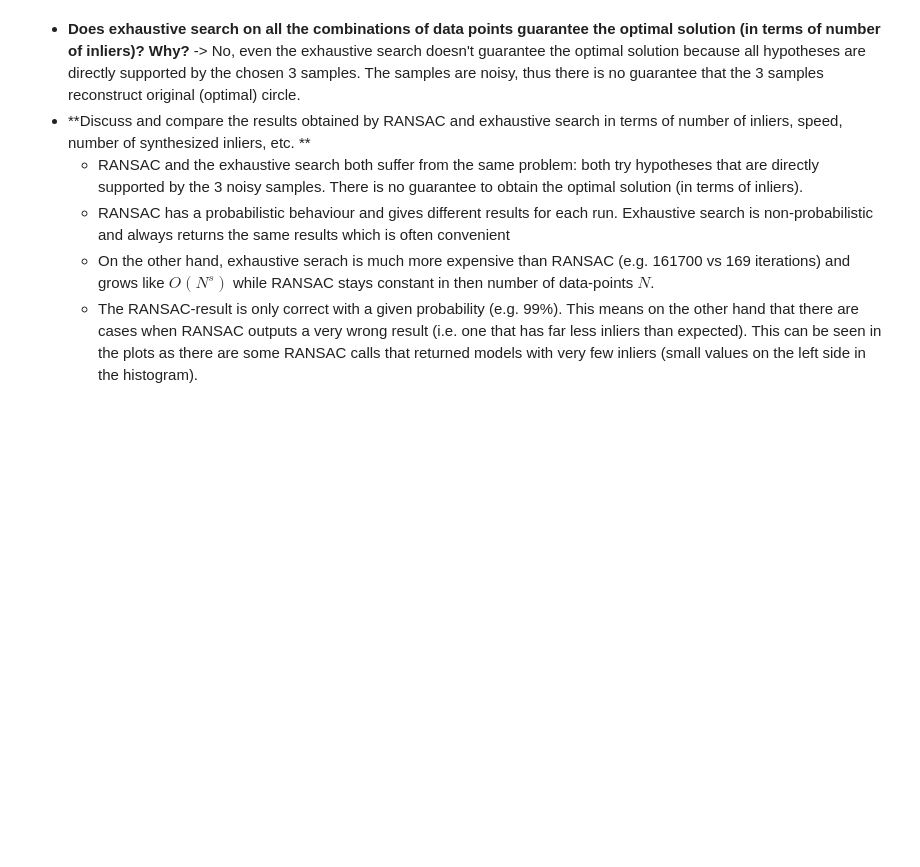
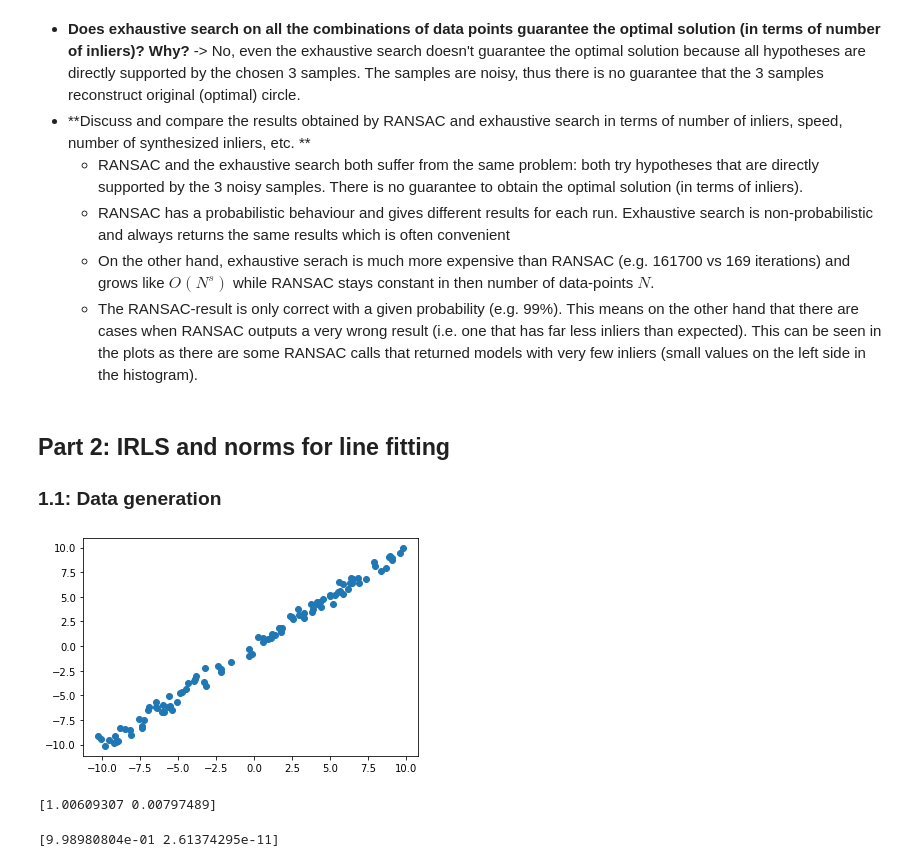
Before and after one commit to voigta/MathFoundFS21, a Jupyter notebook: exercise1.ipynb, the cells around one changed output. Drawn from its saved outputs; the diff is of its cells as text; code cells hidden in the pictures; blank space fills up the shorter version.

```diff
--- a/exercise1.ipynb
+++ b/exercise1.ipynb
@@ -284,3 +300,68 @@ N*(N-1)*(N-2)/6 = 166661666700000.0
   - RANSAC has a probabilistic behaviour and gives different results for each run. Exhaustive search is non-probabilistic and always returns the same results which is often convenient
   - On the other hand, exhaustive serach is much more expensive than RANSAC (e.g. 161700 vs 169 iterations) and grows like $O(N^s)$ while RANSAC stays constant in then number of data-points $N$.
   - The RANSAC-result is only correct with a given probability (e.g. 99%). This means on the other hand that there are cases when RANSAC outputs a very wrong result (i.e. one that has far less inliers than expected). This can be seen in the plots as there are some RANSAC calls that returned models with very few inliers (small values on the left side in the histogram).
+# %% [markdown]
+## Part 2: IRLS and norms for line fitting
+### 1.1: Data generation
+# %%
+def generate_line_data(n_points, a, b, outlier_ratio, noise_amplitude, x_domain):
+    n_inliers = int(n_points * (1-outlier_ratio))
+    n_outliers = n_points - n_inliers
+
+    x = (np.random.rand(n_inliers)-0.5) * 2 * x_domain
+    y = a * x + b
+
+    inliers = np.vstack([x, y]).T
+    inliers += (np.random.rand(*inliers.shape)-0.5) * 2 * noise_amplitude
+
+    outliers_x = (np.random.rand(n_outliers)-0.5) * 2 * x_domain
+    outliers_y = (np.random.rand(n_outliers)-0.5) * 2 * (a*x_domain+b)
+    outliers = np.vstack([outliers_x, outliers_y]).T
+
+    data = np.vstack([inliers, outliers])
+    return data
+
+data = generate_line_data(100, 1, 0, 0., 0.6, 10)
+plt.scatter(data[:,0], data[:,1]);
+# %% [output]
+[figure, added]
+# %%
+def fit_L1_LP(data):
+    n = data.shape[0]
+    c = np.append(np.ones(n), np.array([0,0]))
+
+    A_ub = np.zeros((2*n, n+2))
+    A_ub[:n,:n] = -np.eye(n)
+    A_ub[n:,:n] = -np.eye(n)
+    A_ub[:n,-2] = data[:,0]
+    A_ub[n:,-2] = -data[:,0]
+    A_ub[:n,-1] = 1
+    A_ub[n:,-1] = -1
+
+    b_ub = np.append(data[:,1], -data[:,1])
+
+    res = linprog(c, A_ub=A_ub, b_ub=b_ub)
+    return res.x[-2:]
+
+print(fit_L1_LP(data))
+# %% [output]
+[1.00609307 0.00797489]
+# %%
+def fit_L_infty_LP(data):
+    n = data.shape[0]
+    c = np.array([1, 0, 0])
+
+    A_ub = np.zeros((2*n, 3))
+    A_ub[:,0] = -1
+    A_ub[:n,1] = data[:,0]
+    A_ub[n:,1] = -data[:,0]
+    A_ub[:n,2] = 1
+    A_ub[n:,2] = -1
+
+    b_ub = np.append(data[:,1], -data[:,1])
+
+    res = linprog(c, A_ub=A_ub, b_ub=b_ub)
+    return res.x[-2:]
+print(fit_L_infty_LP(data))
+# %% [output]
+[9.98980804e-01 2.61374295e-11]
```
Also changed, not shown: parts of 13 cells of this notebook.
